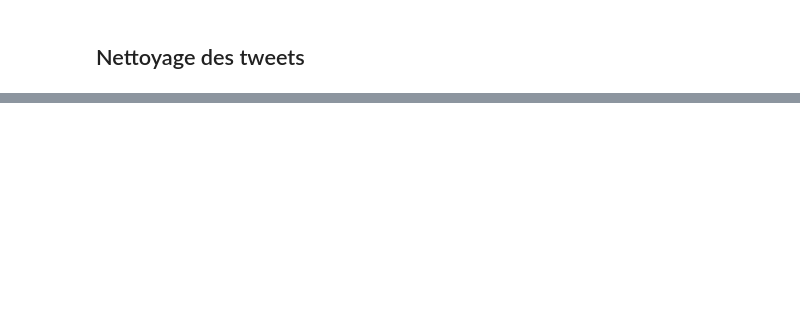
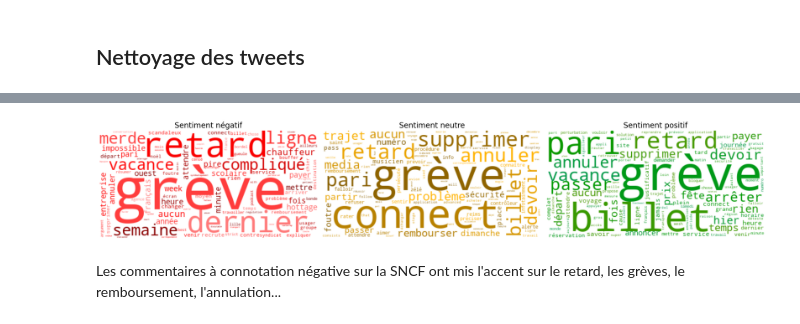
Before and after one commit to gbiaou/Projet_Python_SNCF, a Jupyter notebook: analyse_tweet.ipynb, the cells around one changed output, grey strips where cells are left out. Drawn from its saved outputs; the diff is of its cells as text; code cells hidden in the pictures; blank space fills up the shorter version.

```diff
--- a/analyse_tweet.ipynb
+++ b/analyse_tweet.ipynb
@@ -106,0 +220,48 @@ stop_words = list(stop_words) + stop_words_contexte
+# %%
+def trace_3_wordclouds_alignes(mots_neg, mots_neu, mots_pos):
+    fig, axes = plt.subplots(1,3, figsize=(25,25))
+
+    wordcloud_neg = WordCloud(stopwords=stop_words,
+                          background_color='white', # mask=mask_bavette,# width=mask.shape[1], height=mask.shape[0],
+                          collocations=False, collocation_threshold=100,
+                          max_words=100, min_word_length=4, colormap='Reds'
+                         ).generate(mots_neg)
+    axes[0].imshow(wordcloud_neg.recolor(color_func=couleur_rouge, random_state=3), interpolation='bilinear')
+    axes[0].set_title("Sentiment négatif", size=20)
+    axes[0].axis("off")
+
+    wordcloud_neu = WordCloud(stopwords=stop_words,
+                          background_color='white',
+                          collocations=False, collocation_threshold=100,
+                          max_words=100, min_word_length=4, colormap='Greens'
+                         ).generate(mots_neu)
+    axes[1].imshow(wordcloud_neu.recolor(color_func=couleur_jaune, random_state=3), interpolation='bilinear')
+    axes[1].set_title("Sentiment neutre", size=20)
+    axes[1].axis("off")
+
+    wordcloud_pos = WordCloud(stopwords=stop_words,
+                          background_color='white', #mask=mask_vaccin,
+                          collocations=False, collocation_threshold=100,
+                          max_words=100, min_word_length=4, colormap='Greens'
+                         ).generate(mots_pos)
+    axes[2].imshow(wordcloud_pos.recolor(color_func=couleur_verte, random_state=3), interpolation='bilinear')
+    axes[2].set_title("Sentiment positif", size=20)
+    axes[2].axis("off")
+
+    plt.tight_layout()
+    plt.show();
+# %%
+df_pos = tweets[tweets['label']==1]
+mots_pos = ' '.join(df_pos['texte_lemmatise'])
+
+df_neg = tweets[tweets['label']==-1]
+mots_neg = ' '.join(df_neg['texte_lemmatise'])
+
+df_neu = tweets[tweets['label']==0]
+mots_neu = ' '.join(df_neu['texte_lemmatise'])
+
+trace_3_wordclouds_alignes(mots_neg, mots_neu, mots_pos)
+# %% [output]
+[figure, added]
+# %% [markdown]
+Les commentaires à connotation négative sur la SNCF ont mis l'accent sur le retard, les grèves, le remboursement, l'annulation...
```
Also changed, not shown: parts of 24 cells of this notebook.
